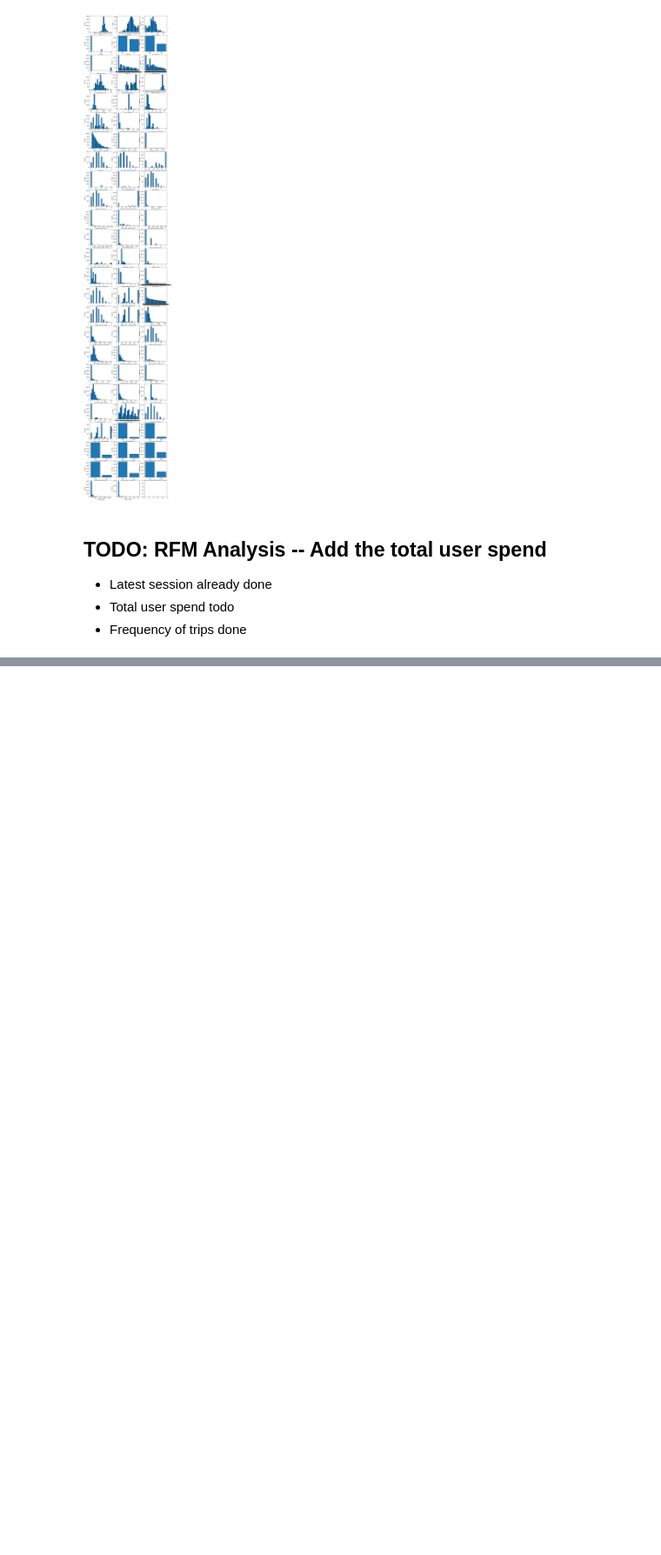
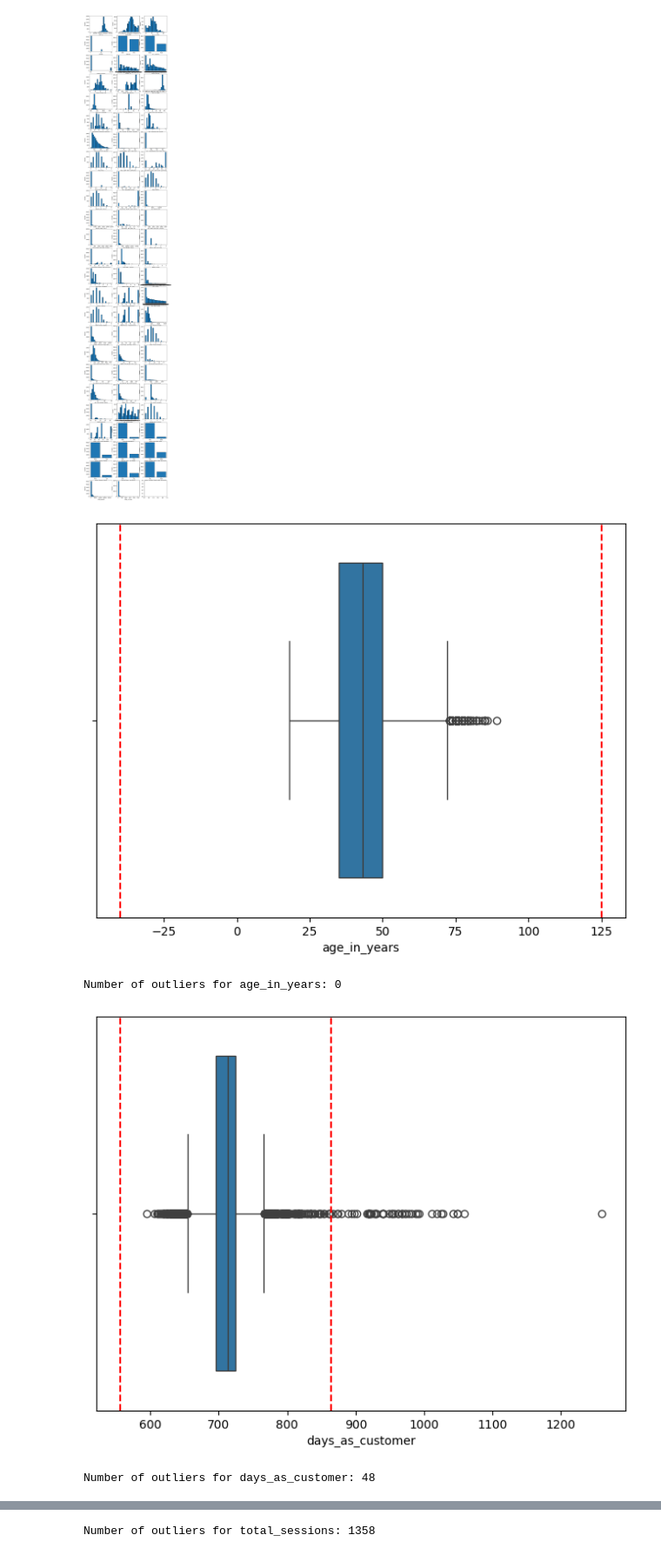
Before and after one commit to JericCantos/TravelTide, a Jupyter notebook: TravelTide.ipynb, the cells around one changed output, grey strips where cells are left out. Shown at 87% size. Saved outputs shown, nothing was run; the diff lists cells and outputs as text; code cells hidden in the pictures; blank space fills up the shorter version.

Commit message:
Refined documentation on categories of metrics. Created boxplots for numeric variables of the user-level aggregation

```diff
--- a/TravelTide.ipynb
+++ b/TravelTide.ipynb
@@ -2663,8 +2750,59 @@ for i, col in enumerate(df_user_aggregate.columns):
     axs[i].set_ylabel('Counts')
 # %% [output]
 [figure]
-# %% [markdown]
-## TODO: RFM Analysis -- Add the total user spend
-- Latest session already done
-- Total user spend todo
-- Frequency of trips done
+# %%
+numeric_columns = ['age_in_years','days_as_customer', 'total_sessions', 'avg_clicks_per_session',
+       'proportion_planning_sessions', 'avg_session_duration_seconds',
+       'avg_sessions_per_month', 'days_since_last_session',
+       'avg_booking_lead_time_days', 'avg_cancellation_lead_time_days',
+       'total_trips', 'trips_with_flight_and_hotel',
+       'proportion_trips_with_flight_and_hotel', 'total_trips_cancelled',
+       'trip_cancellation_rate', 'total_flights', 'flights_with_return',
+       'proportion_flights_with_return', 'avg_flight_price',
+       'stddev_flight_price', 'avg_flight_discount_pct',
+       'avg_flight_discount_savings', 'total_flight_discount_savings',
+       'total_flight_spend', 'flights_with_discount',
+       'proportion_flights_with_discount', 'avg_seats_booked', 'stddev_seats',
+       'avg_bags_checked', 'stddev_checked_bags', 'airline_variety', 'airline_concentration',
+       'flight_route_variety', 'flight_route_concentration',
+       'avg_distance_flown', 'stddev_distance_flown_km',
+       'proportion_longhaul_flights', 'total_hotels_booked',
+       'avg_hotel_price_per_room', 'stddev_hotel_per_room_usd',
+       'avg_hotel_discount_pct', 'avg_hotel_discount_savings',
+       'total_hotel_discount_savings', 'total_hotel_spend',
+       'avg_trip_length_nights', 'stddev_stay_in_nights', 'avg_rooms_booked',
+       'stddev_rooms','hotel_chain_variety',
+       'hotel_chain_concentration','total_spend', 'total_savings']
+
+for column in numeric_columns:
+
+  q1 = df_user_aggregate[column].quantile(0.25)
+  q3 = df_user_aggregate[column].quantile(0.75)
+  iqr = q3-q1
+
+  lower_cutoff = q1 - 5*iqr
+  upper_cutoff = q3 + 5*iqr
+
+
+  plt.figure(figsize=(8,6))
+  sns.boxplot(
+      x=df_user_aggregate[column]
+  )
+  plt.xlabel(column)
+  plt.axvline(lower_cutoff, color='red', linestyle='--', label='Lower 5*IQR')
+  plt.axvline(upper_cutoff, color='red', linestyle='--', label='Upper 5*IQR')
+  plt.show()
+
+  outlier_label = 'is_' + column + '_outlier'
+  df_user_aggregate[outlier_label] = (
+      (df_user_aggregate[column] < lower_cutoff) |
+      (df_user_aggregate[column] > upper_cutoff)
+  )
+
+  outlier_count = len(df_user_aggregate[df_user_aggregate[outlier_label]])
+  print (f"Number of outliers for {column}: {outlier_count}")
+# %% [output]
+[figure, added]
+Number of outliers for age_in_years: 0
+[figure, added]
+Number of outliers for days_as_customer: 48
@@ -2670,0 +2810 @@ for i, col in enumerate(df_user_aggregate.columns):
+Number of outliers for total_sessions: 1358
```
Also changed, not shown: parts of 36 cells of this notebook.
